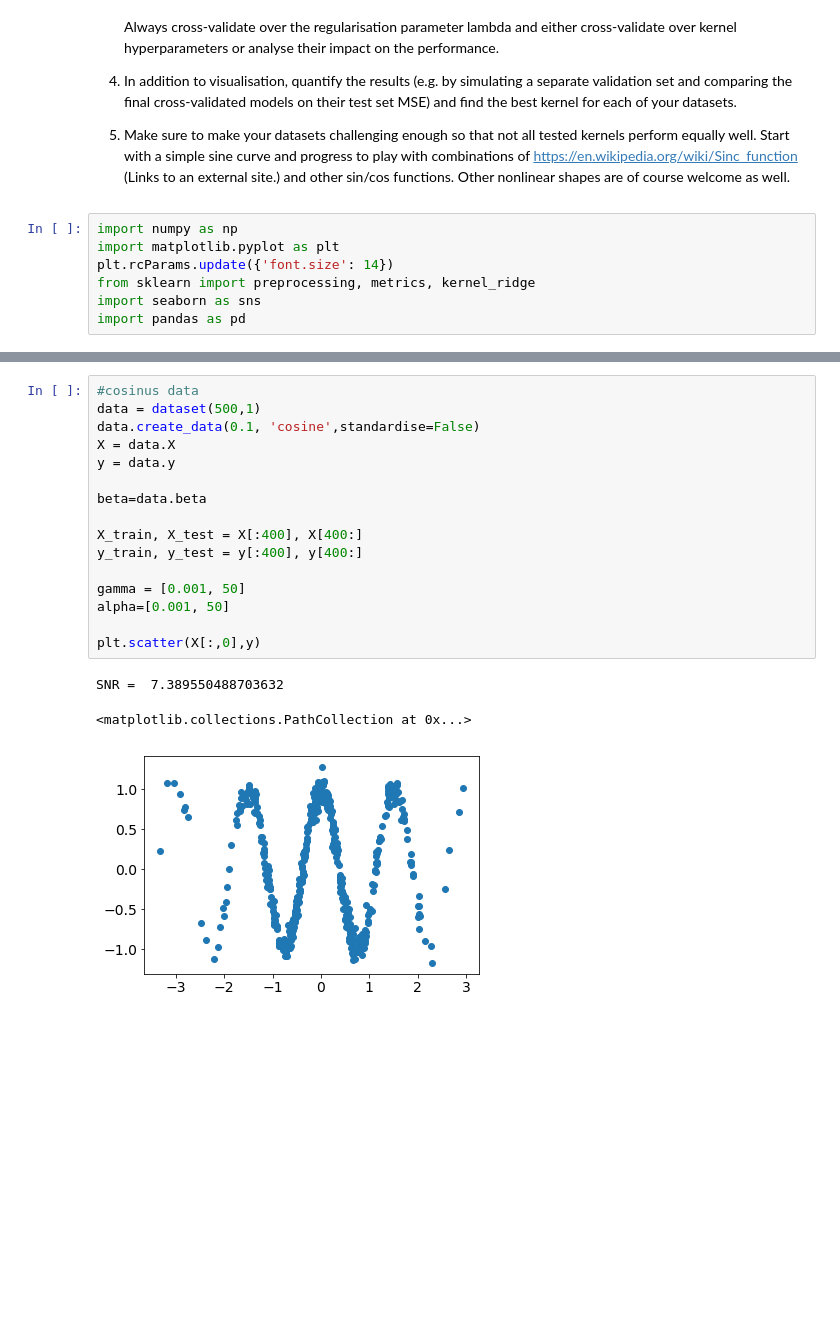
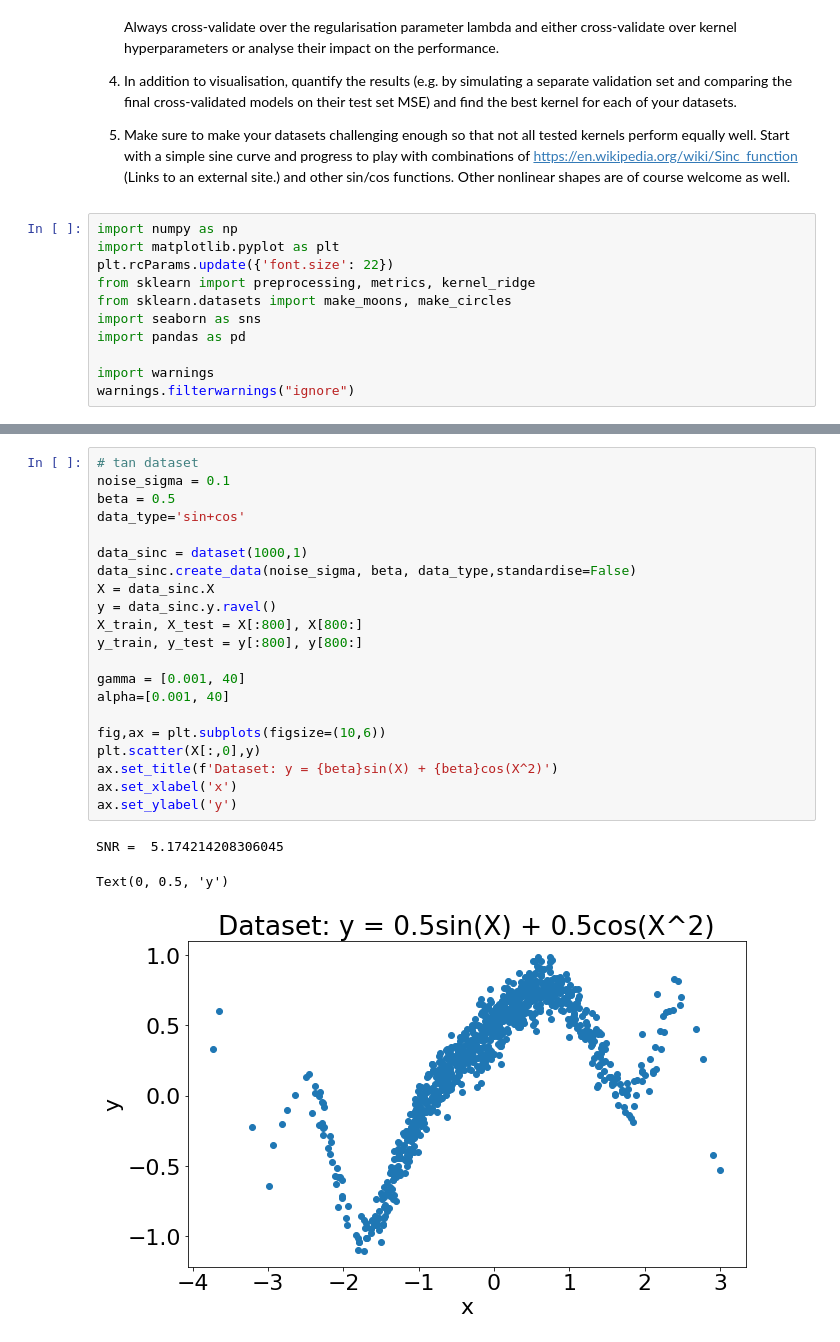
Before and after one commit to emmaryd/statistical-learning, a Jupyter notebook: project-kernel-ridge-regression.ipynb, the cells around one changed output, grey strips where cells are left out. Cells and saved outputs as stored; diff of their text form; blank space fills up the shorter version.

```diff
--- a/project-kernel-ridge-regression.ipynb
+++ b/project-kernel-ridge-regression.ipynb
@@ -16,10 +16,14 @@ In lecture 12 I showed how the kernel trick can be used to extend ridge regressi
 # %%
 import numpy as np
 import matplotlib.pyplot as plt
-plt.rcParams.update({'font.size': 14})
+plt.rcParams.update({'font.size': 22})
 from sklearn import preprocessing, metrics, kernel_ridge
+from sklearn.datasets import make_moons, make_circles
 import seaborn as sns
 import pandas as pd
+
+import warnings
+warnings.filterwarnings("ignore")
 # %%
 class dataset():
     """
@@ -195,20 +236,25 @@ rbf alpha: 0.001 gamma: 5.556444444444445 MSE: 0.01187626101988961
 # %%
-#cosinus data
-data = dataset(500,1)
-data.create_data(0.1, 'cosine',standardise=False)
-X = data.X
-y = data.y
+# tan dataset
+noise_sigma = 0.1
+beta = 0.5
+data_type='sin+cos'
 
-beta=data.beta
+data_sinc = dataset(1000,1)
+data_sinc.create_data(noise_sigma, beta, data_type,standardise=False)
+X = data_sinc.X
+y = data_sinc.y.ravel()
+X_train, X_test = X[:800], X[800:]
+y_train, y_test = y[:800], y[800:]
 
-X_train, X_test = X[:400], X[400:]
-y_train, y_test = y[:400], y[400:]
+gamma = [0.001, 40]
+alpha=[0.001, 40]
 
-gamma = [0.001, 50]
-alpha=[0.001, 50]
-
+fig,ax = plt.subplots(figsize=(10,6))
 plt.scatter(X[:,0],y)
+ax.set_title(f'Dataset: y = {beta}sin(X) + {beta}cos(X^2)')
+ax.set_xlabel('x')
+ax.set_ylabel('y')
 # %% [output]
-SNR =  7.389550488703632
+SNR =  5.174214208306045
-<matplotlib.collections.PathCollection at 0x...>
+Text(0, 0.5, 'y')
-[figure, old version]
+[figure, new version]
```
Also changed, not shown: parts of 17 cells of this notebook, 3 other files.
